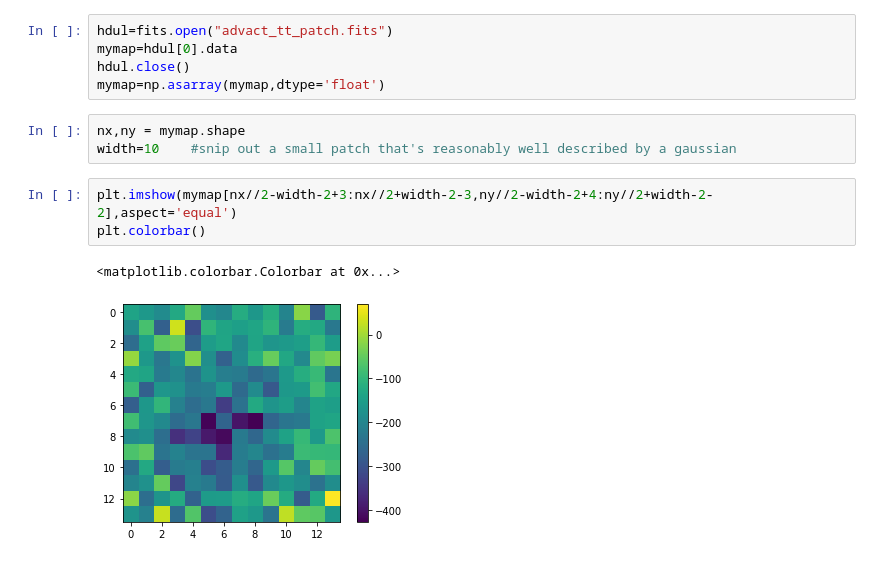
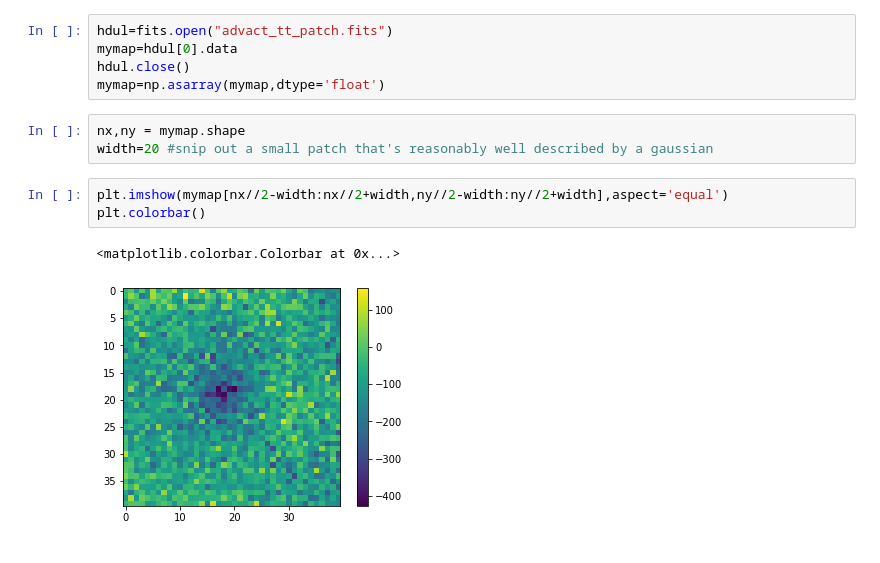
Before and after one commit to mohanagr/PHYS641, a Jupyter notebook: ps3/q1.ipynb, the cells around one changed output. Saved outputs shown, nothing was run; the diff lists cells and outputs as text.

```diff
--- a/ps3/q1.ipynb
+++ b/ps3/q1.ipynb
@@ -10,10 +10,10 @@ hdul.close()
 mymap=np.asarray(mymap,dtype='float')
 # %%
 nx,ny = mymap.shape
-width=10    #snip out a small patch that's reasonably well described by a gaussian
+width=20 #snip out a small patch that's reasonably well described by a gaussian
 # %%
-plt.imshow(mymap[nx//2-width-2+3:nx//2+width-2-3,ny//2-width-2+4:ny//2+width-2-2],aspect='equal')
+plt.imshow(mymap[nx//2-width:nx//2+width,ny//2-width:ny//2+width],aspect='equal')
 plt.colorbar()
 # %% [output]
 <matplotlib.colorbar.Colorbar at 0x...>
-[figure, old version]
+[figure, new version]
```
Also changed, not shown: parts of 13 cells of this notebook, 1 other file.
